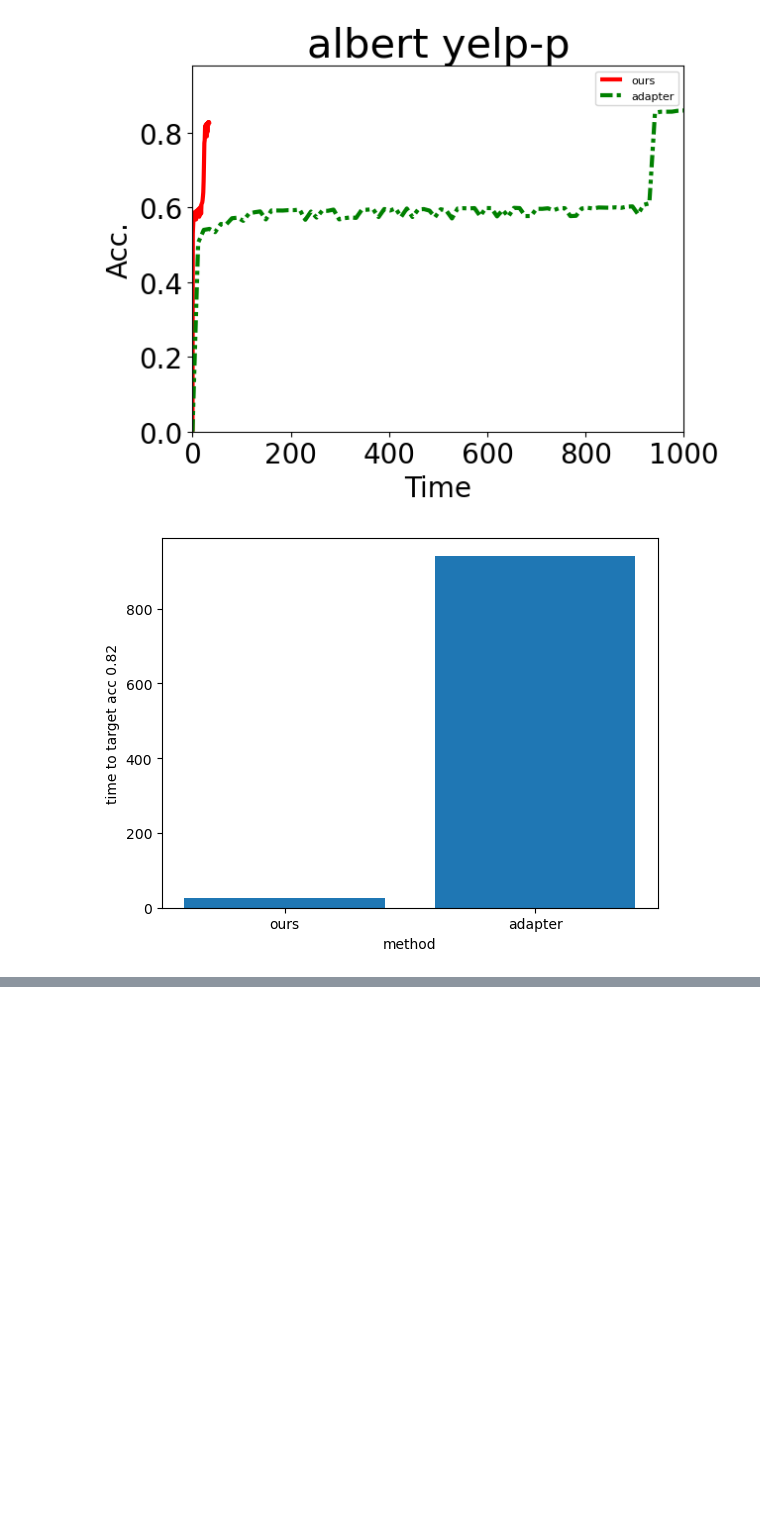
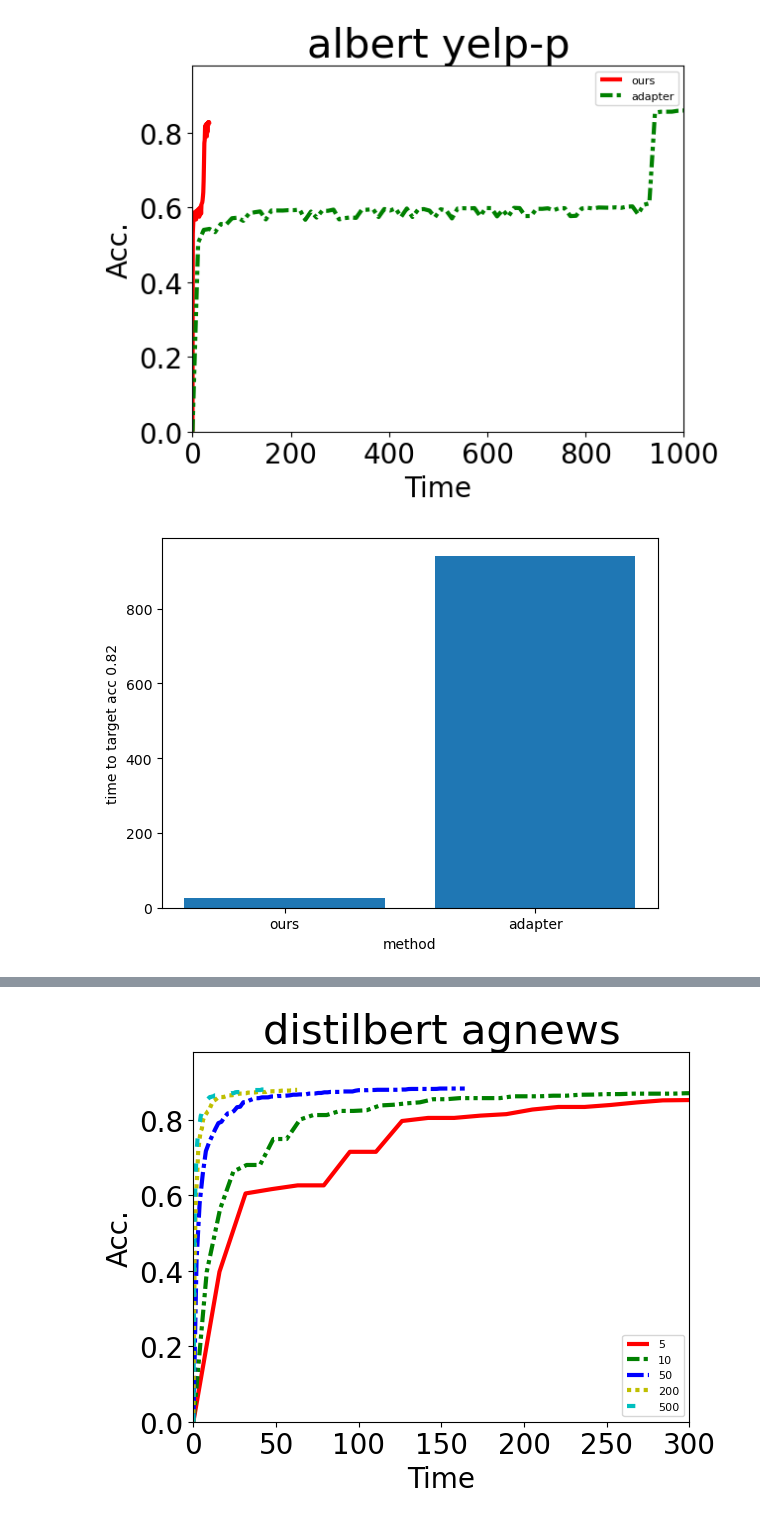
Before and after one commit to UbiquitousLearning/FwdLLM, a Jupyter notebook: end2end_figure.ipynb, the cells around one changed output, grey strips where cells are left out. Cells and saved outputs as stored; diff of their text form; code cells hidden in the pictures; blank space fills up the shorter version.

```diff
--- a/end2end_figure.ipynb
+++ b/end2end_figure.ipynb
@@ -407,0 +537,95 @@ time to target acc 0.82: {'ours': 27.01428188883462, 'adapter': 941.215248445639
+# %%
+# figure 12
+
+import os
+import sys
+import matplotlib.pyplot as plt
+import numpy as np
+from collections import defaultdict
+
+dataset = "agnews"
+model = "distilbert"
+
+train_time_dict = train_time_dict_dict[model]
+local_data_num_dict = {"agnews":15,"yahoo":18}
+comm_bandwidth = 10 * 1024**2 /8  # k * 1024**2 /8 => k Mb/s
+
+target_acc = 0.879
+time_to_acc_dict ={}
+
+eval_frequence = 5 if dataset == "yahoo" else 1
+linestyle = [(0, ( )), (0, (3, 1,1,1,1,1)), (0, (4, 1,1,1)), (0, (1, 1)),(0, (2, 4)), (0, (5, 1)),(0,(3,1,3,1)),(0,(4,3,3,1))]*100
+colors=['r','g','b','y','c','m','k',"tan"] * 100
+lw = 3
+
+def round_to_time(round,eval_frequence,comm_time,method,local_data_num,adhoc=None):
+    train_time = train_time_dict[method]
+    if adhoc == None:
+        adhoc = [1,1,1]
+    else:
+        adhoc = list(map(int,adhoc.split(",")))
+    time_list = [0]
+    if method == "ours":
+        time = (train_time*local_data_num*adhoc[0] + comm_time*local_data_num)/60
+    else:
+        time = (train_time*local_data_num*adhoc[0] + comm_time*local_data_num)/60
+    time_list.append(time)
+    for i in range(2,round):
+        v_num = adhoc[i-1] if i-1 < len(adhoc) else adhoc[-1]
+        if method == "ours":
+            time += (train_time*local_data_num*v_num*eval_frequence + comm_time*local_data_num)/60
+        else:
+            time += (train_time*local_data_num*v_num*eval_frequence + comm_time*local_data_num)/60
+        time_list.append(time)
+    return time_list
+
+def get_time_to_target_acc(target_acc,acc_list,time_list):
+    n = len(acc_list)
+    i = 0
+    while i < n and acc_list[i] < target_acc:
+        i += 1
+    return time_list[i] if i<n else 10000
+
+client_num_list = [5,10,50,200,500]
+method = "ours"
+time_to_acc_list = []
+for i,client_num in enumerate(client_num_list):
+    file = f'/data/wyz/FedNLP/experiments/distributed/transformer_exps/run_tc_exps/log/end2end/diff_client_num/distilbert_agnews/fedFwd_distilbert_agnews_lr0.01_client_num_{client_num}_numerical_muti_v{1000//client_num}.log'
+    local_data_num = local_data_num_dict[dataset]
+    with open(file) as f:
+        for line in f:
+            if "Trainable" in line:
+                param_num = int(line[line.rfind(":")+2:-2])
+                break
+        comm_time = param_num * 4 / comm_bandwidth
+        acc = [0]
+        adhoc = f'{1000//client_num},{1000//client_num},{1000//client_num}'
+        max_acc = 0
+        for line in f:
+            if "'acc':" in line:
+                cur_acc = float(line[line.rfind("'acc':")+7:line.rfind(",")])
+                if cur_acc>max_acc:
+                    max_acc = cur_acc
+                else:
+                    cur_acc = max_acc
+                acc.append(cur_acc)
+        time_list = round_to_time(len(acc),eval_frequence,comm_time,method,local_data_num,adhoc)
+        time_to_acc_dict[client_num] = get_time_to_target_acc(target_acc,acc,time_list)
+        time_to_acc_list.append(get_time_to_target_acc(target_acc,acc,time_list))
+        plt.plot(time_list, acc, linestyle=linestyle[i], color=colors[i],label=client_num,linewidth=lw)
+print(time_to_acc_dict)
+
+plt.xlabel("Time",fontsize=20)
+plt.ylabel("Acc.",fontsize=20)
+plt.xticks(size = 20)
+plt.xlim(0,300)
+plt.yticks(size = 20)
+plt.ylim(0,0.98)
+plt.legend(fontsize=8)
+plt.title(f"{model} {dataset}",fontsize=30)
+plt.show()
+
+plt.plot(range(len(time_to_acc_list)), time_to_acc_list, linestyle=linestyle[i], color=colors[i],label=client_num,linewidth=lw)
+plt.xticks(range(len(time_to_acc_list)),client_num_list)
+plt.show()
+# %% [output]
@@ -407,0 +633 @@ time to target acc 0.82: {'ours': 27.01428188883462, 'adapter': 941.215248445639
+[figure, added]
```
Also changed, not shown: parts of 3 cells of this notebook, 1 other file.
